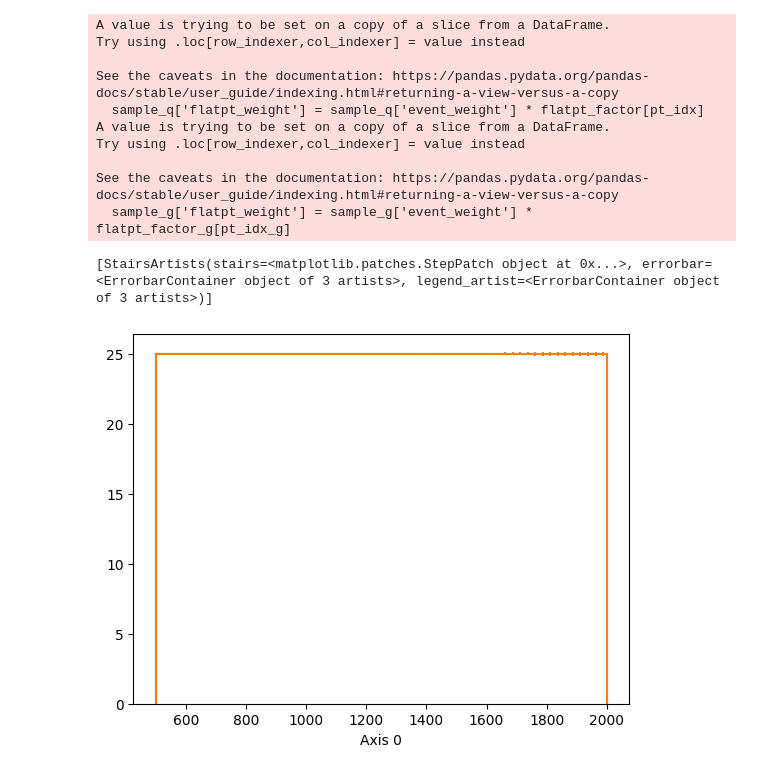
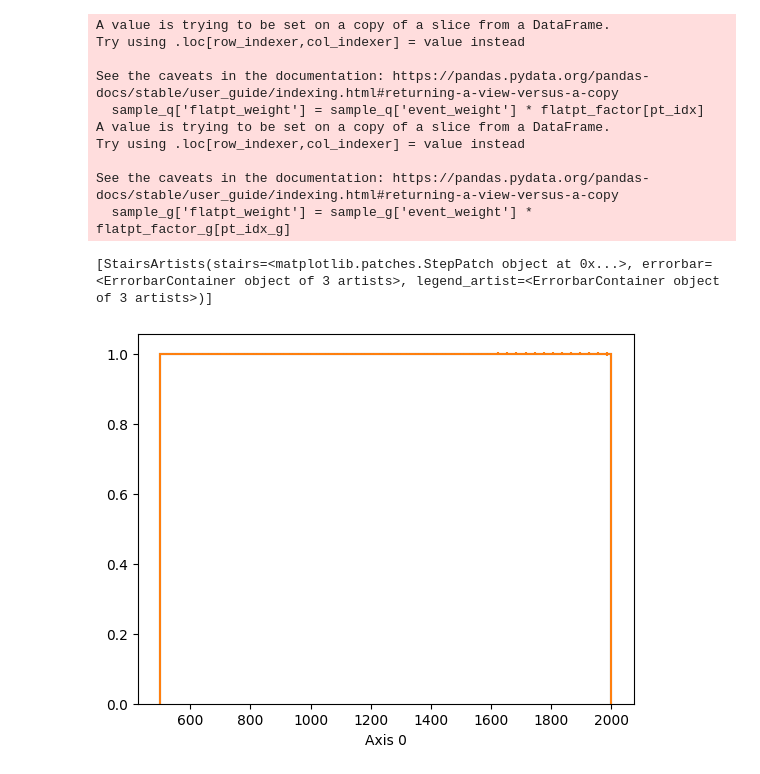
Before and after one commit to wanyunSu/QG_Calibration, a Jupyter notebook: LightGBM/prepare_training.ipynb, the cells around one changed output. Saved outputs shown, nothing was run; the diff lists cells and outputs as text; code cells hidden in the pictures.

```diff
--- a/LightGBM/prepare_training.ipynb
+++ b/LightGBM/prepare_training.ipynb
@@ -45,14 +45,14 @@ sample_1.head()
 sample_g = sample_1[sample_1["target"] == 1]
 sample_q = sample_1[sample_1["target"] == 0]
 # %%
-pt_hist =Hist(hist.axis.Regular(bins=1500, start=500, stop=2000, overflow=True, underflow=True),
+pt_hist =Hist(hist.axis.Regular(bins=50, start=500, stop=2000, overflow=True, underflow=True),
                                 storage=hist.storage.Weight())
 pt_hist.fill(sample_q['jet_pt'], weight=sample_q['event_weight'])
-plt.stairs(np.log(pt_hist.values()), np.linspace(500,2000,1501))
+plt.stairs(np.log(pt_hist.values()), np.linspace(500,2000,51))
 #pt_hist.plot()
-pt_hist_g =Hist(hist.axis.Regular(bins=1500, start=500, stop=2000, overflow=True, underflow=True),
+pt_hist_g =Hist(hist.axis.Regular(bins=50, start=500, stop=2000, overflow=True, underflow=True),
                                 storage=hist.storage.Weight())
 pt_hist_g.fill(sample_g['jet_pt'], weight=sample_g['event_weight'])
-plt.stairs(np.log(pt_hist_g.values()), np.linspace(500,2000,1501))
+plt.stairs(np.log(pt_hist_g.values()), np.linspace(500,2000,51))
 # %% [output]
 <matplotlib.patches.StepPatch at 0x...>
@@ -61,8 +61,8 @@ plt.stairs(np.log(pt_hist_g.values()), np.linspace(500,2000,1501))
 flatpt_factor = 1.0 / pt_hist.values()
 flatpt_factor_g = 1.0 / pt_hist_g.values()
 # %%
-pt_idx = np.digitize(sample_q['jet_pt'], bins=np.linspace(500,2000,1501)) - 1
-pt_idx_g = np.digitize(sample_g['jet_pt'], bins=np.linspace(500,2000,1501)) - 1
+pt_idx = np.digitize(sample_q['jet_pt'], bins=np.linspace(500,2000,51)) - 1
+pt_idx_g = np.digitize(sample_g['jet_pt'], bins=np.linspace(500,2000,51)) - 1
 # %%
 sample_q['flatpt_weight'] = sample_q['event_weight'] * flatpt_factor[pt_idx]
 sample_g['flatpt_weight'] = sample_g['event_weight'] * flatpt_factor_g[pt_idx_g]
@@ -78,18 +78,18 @@ Try using .loc[row_indexer,col_indexer] = value instead
 See the caveats in the documentation: https://pandas.pydata.org/pandas-docs/stable/user_guide/indexing.html#returning-a-view-versus-a-copy
   sample_g['flatpt_weight'] = sample_g['event_weight'] * flatpt_factor_g[pt_idx_g]
 # %%
-pt_hist_flat_pt =Hist(hist.axis.Regular(bins=60, start=500, stop=2000, overflow=True, underflow=True),
+pt_hist_flat_pt =Hist(hist.axis.Regular(bins=50, start=500, stop=2000, overflow=True, underflow=True),
                                 storage=hist.storage.Weight())
 pt_hist_flat_pt.fill(sample_q['jet_pt'], weight=sample_q['flatpt_weight'])
 pt_hist_flat_pt.plot()
 
-pt_hist_flat_pt_g =Hist(hist.axis.Regular(bins=60, start=500, stop=2000, overflow=True, underflow=True),
+pt_hist_flat_pt_g =Hist(hist.axis.Regular(bins=50, start=500, stop=2000, overflow=True, underflow=True),
                                 storage=hist.storage.Weight())
 pt_hist_flat_pt_g.fill(sample_g['jet_pt'], weight=sample_g['flatpt_weight'])
 pt_hist_flat_pt_g.plot()
 # %% [output]
 [StairsArtists(stairs=<matplotlib.patches.StepPatch object at 0x...>, errorbar=<ErrorbarContainer object of 3 artists>, legend_artist=<ErrorbarContainer object of 3 artists>)]
-[figure, old version]
+[figure, new version]
 # %%
 sample_qg=[sample_q,sample_g]
 sample_all = pd.concat(sample_qg)
```
Also changed, not shown: parts of 15 cells of this notebook, 11 other files.
